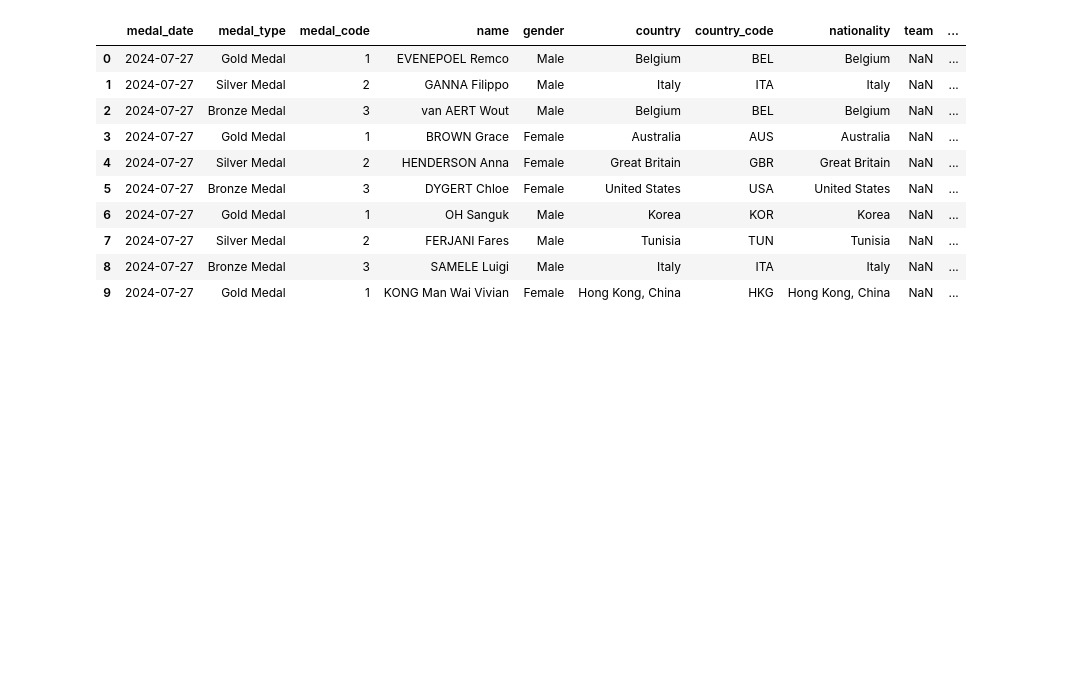
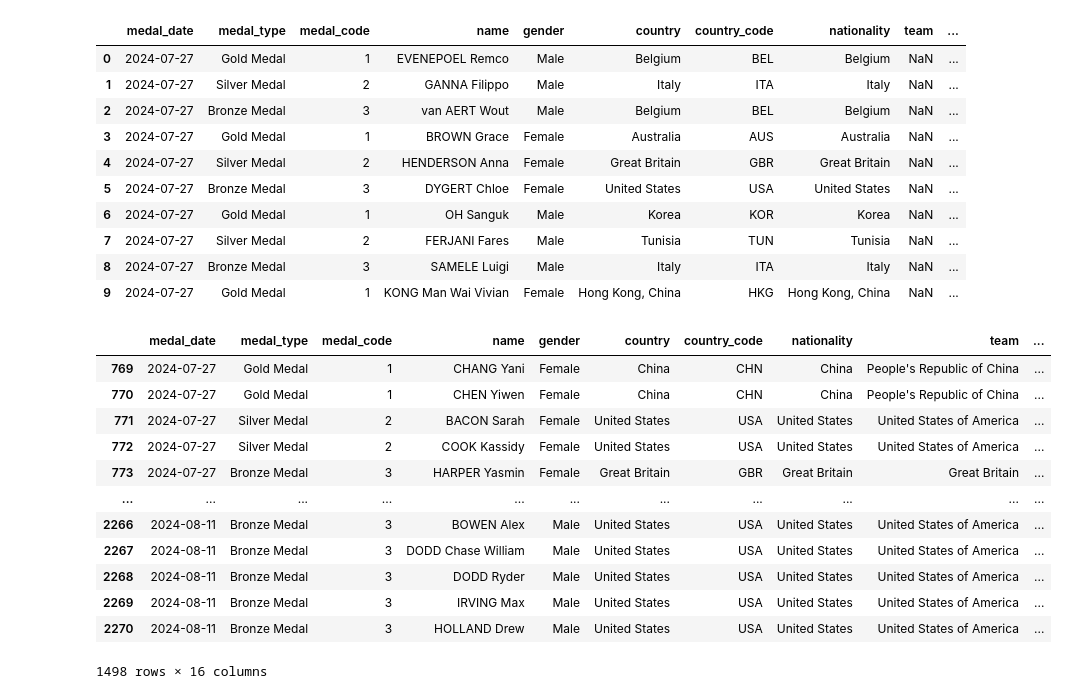
Before and after one commit to MMcDowe812/Going-For-Gold, a Jupyter notebook: Olympics-Coach-Athlete_Analysis.ipynb, the cells around one changed output. Drawn from its saved outputs; the diff is of its cells as text; code cells hidden in the pictures; blank space fills up the shorter version.

```diff
--- a/Olympics-Coach-Athlete_Analysis.ipynb
+++ b/Olympics-Coach-Athlete_Analysis.ipynb
@@ -94,6 +135,23 @@ raw_medallists_df.head(10)
 | 7 | 2024-07-27 | Silver Medal | 2 | FERJANI Fares | Male | Tunisia | TUN | Tunisia | NaN | ... |
 | 8 | 2024-07-27 | Bronze Medal | 3 | SAMELE Luigi | Male | Italy | ITA | Italy | NaN | ... |
 | 9 | 2024-07-27 | Gold Medal | 1 | KONG Man Wai Vivian | Female | Hong Kong, China | HKG | Hong Kong, China | NaN | ... |
+# %%
+raw_medallists_df.dropna()
+#raw_medals_df.to_csv('medal_count.csv', index=False, encoding='utf8')
+# %% [output]
+|  | medal_date | medal_type | medal_code | name | gender | country | country_code | nationality | team | ... |
+| 769 | 2024-07-27 | Gold Medal | 1 | CHANG Yani | Female | China | CHN | China | People's Republic of China | ... |
+| 770 | 2024-07-27 | Gold Medal | 1 | CHEN Yiwen | Female | China | CHN | China | People's Republic of China | ... |
+| 771 | 2024-07-27 | Silver Medal | 2 | BACON Sarah | Female | United States | USA | United States | United States of America | ... |
+| 772 | 2024-07-27 | Silver Medal | 2 | COOK Kassidy | Female | United States | USA | United States | United States of America | ... |
+| 773 | 2024-07-27 | Bronze Medal | 3 | HARPER Yasmin | Female | Great Britain | GBR | Great Britain | Great Britain | ... |
+| ... | ... | ... | ... | ... | ... | ... | ... | ... | ... | ... |
+| 2266 | 2024-08-11 | Bronze Medal | 3 | BOWEN Alex | Male | United States | USA | United States | United States of America | ... |
+| 2267 | 2024-08-11 | Bronze Medal | 3 | DODD Chase William | Male | United States | USA | United States | United States of America | ... |
+| 2268 | 2024-08-11 | Bronze Medal | 3 | DODD Ryder | Male | United States | USA | United States | United States of America | ... |
+| 2269 | 2024-08-11 | Bronze Medal | 3 | IRVING Max | Male | United States | USA | United States | United States of America | ... |
+| 2270 | 2024-08-11 | Bronze Medal | 3 | HOLLAND Drew | Male | United States | USA | United States | United States of America | ... |
+1498 rows × 16 columns
 # %%
 #CREATING A COPY, NEW DATAFRAME AND CSV FOR FURTHER ANALYSIS
 
```
Also changed, not shown: parts of 6 cells of this notebook.
